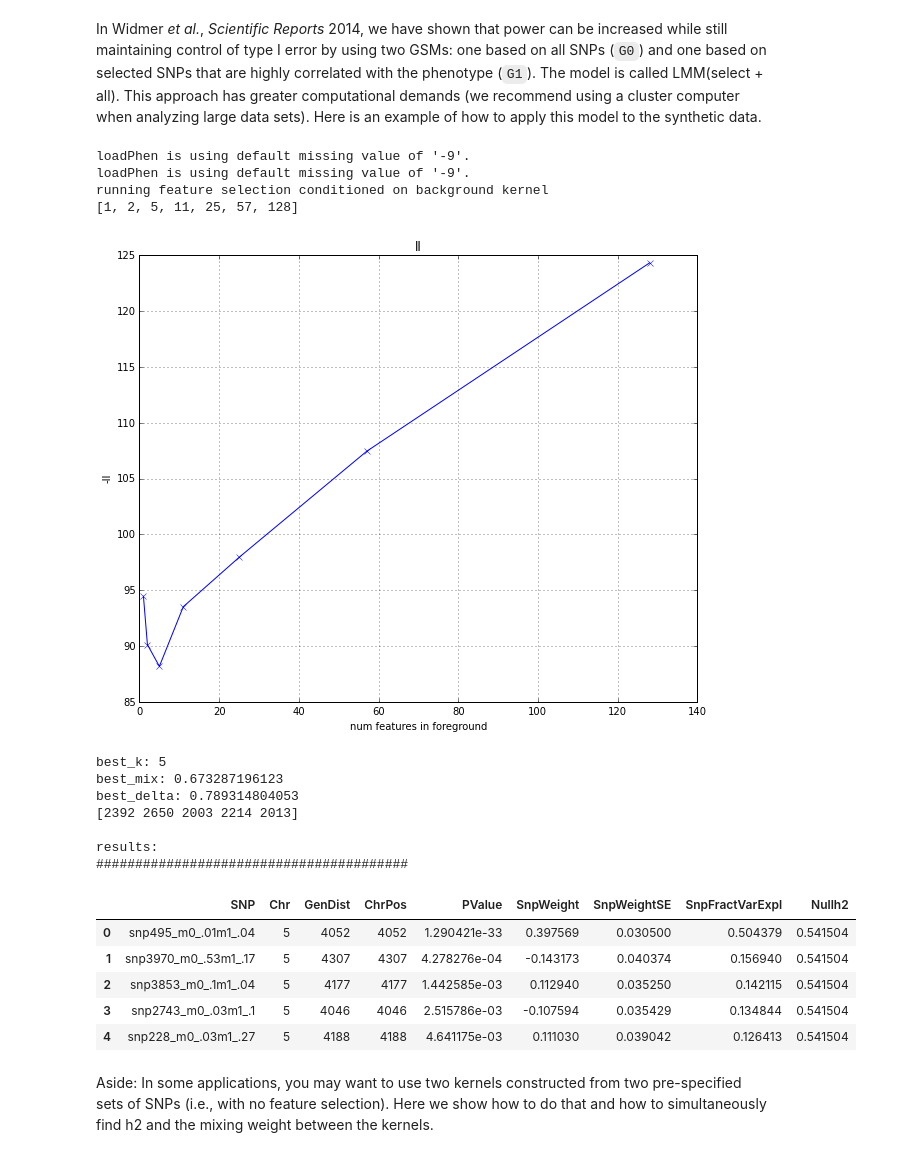
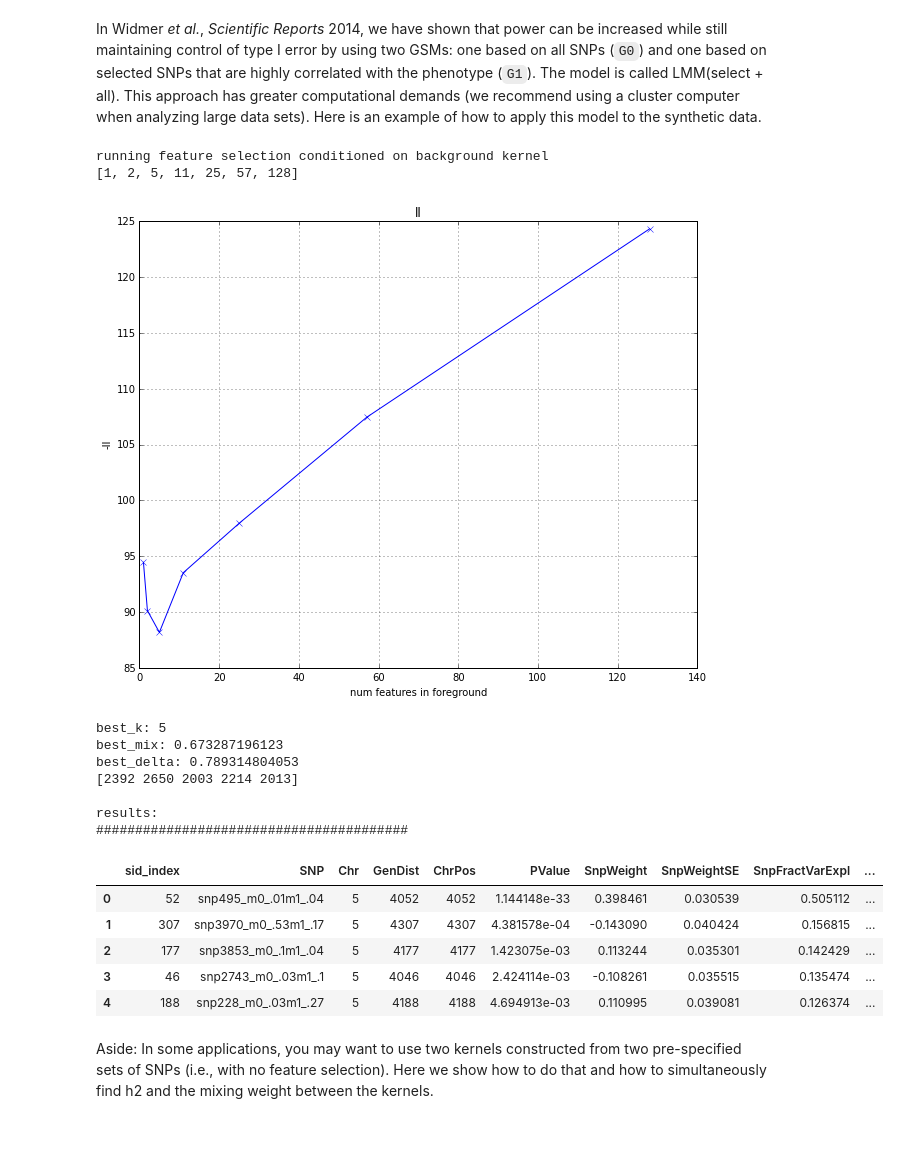
Before and after one commit to rpool/FaST-LMM, a Jupyter notebook: doc/ipynb/FaST-LMM.ipynb, the cells around one changed output. Saved outputs shown, nothing was run; the diff lists cells and outputs as text; code cells hidden in the pictures.

```diff
--- a/doc/ipynb/FaST-LMM.ipynb
+++ b/doc/ipynb/FaST-LMM.ipynb
@@ -121,7 +116,6 @@ import pysnptools.util
 from pysnptools.snpreader import Bed
 
 from fastlmm.feature_selection.feature_selection_two_kernel import FeatureSelectionInSample
-from pysnptools.util.pheno import loadOnePhen,loadPhen
 from fastlmm.association import single_snp
 
 # define file names
@@ -132,8 +126,8 @@ cov_fn = "../../tests/datasets/synth/cov.txt"
 # load data
 ###################################################################
 snp_reader = Bed(bed_fn)
-pheno = loadOnePhen(pheno_fn)
-cov = loadPhen(cov_fn)
+pheno = Pheno(pheno_fn).read()
+cov = Pheno(cov_fn).read()
 
 # intersect sample ids
 snp_reader, pheno, cov = pysnptools.util.intersect_apply([snp_reader, pheno, cov])
@@ -146,12 +140,12 @@ G0 = snp_reader[:,snp_reader.pos[:,0] != test_chr].read(order='C').standardize()
 test_snps = snp_reader[:,snp_reader.pos[:,0] == test_chr].read(order='C').standardize()
 
 
-y = pheno['vals'][:,0]
+y = pheno.val[:,0]
 y -= y.mean()
 y /= y.std()
 
 # load covariates
-X_cov = cov['vals']
+X_cov = cov.val
 X_cov.flags.writeable = False
 
 # invoke feature selection to learn which SNPs to use to build G1
@@ -165,42 +159,40 @@ best_k, feat_idx, best_mix, best_delta = select.run_select(G0.val, G0.val, y, co
 select.plot_results(measure="ll")
 # select.plot_results(measure="mse")
 
 # print results
 print "best_k:", best_k
 print "best_mix:", best_mix
 print "best_delta:", best_delta
 
 
 ###############################
 # use selected SNPs to build G1
 print feat_idx
 G1 = G0[:,feat_idx]
 
-results_df = single_snp(test_snps, pheno, G0=G0, G1=G1, mixing=best_mix, h2=None)
+results_df = single_snp(test_snps, pheno, K0=G0, K1=G1, covar=cov, mixing=best_mix, h2=None)
 
 print
 print "results:"
 print "#"*40
 results_df.head()
 # %% [output]
-loadPhen is using default missing value of '-9'.
-loadPhen is using default missing value of '-9'.
 running feature selection conditioned on background kernel
 [1, 2, 5, 11, 25, 57, 128]
 [figure]
 best_k: 5
 best_mix: 0.673287196123
 best_delta: 0.789314804053
 [2392 2650 2003 2214 2013]
 
 results:
 ########################################
-|  | SNP | Chr | GenDist | ChrPos | PValue | SnpWeight | SnpWeightSE | SnpFractVarExpl | Nullh2 |
-| 0 | snp495_m0_.01m1_.04 | 5 | 4052 | 4052 | 1.290421e-33 | 0.397569 | 0.030500 | 0.504379 | 0.541504 |
-| 1 | snp3970_m0_.53m1_.17 | 5 | 4307 | 4307 | 4.278276e-04 | -0.143173 | 0.040374 | 0.156940 | 0.541504 |
-| 2 | snp3853_m0_.1m1_.04 | 5 | 4177 | 4177 | 1.442585e-03 | 0.112940 | 0.035250 | 0.142115 | 0.541504 |
-| 3 | snp2743_m0_.03m1_.1 | 5 | 4046 | 4046 | 2.515786e-03 | -0.107594 | 0.035429 | 0.134844 | 0.541504 |
-| 4 | snp228_m0_.03m1_.27 | 5 | 4188 | 4188 | 4.641175e-03 | 0.111030 | 0.039042 | 0.126413 | 0.541504 |
+|  | sid_index | SNP | Chr | GenDist | ChrPos | PValue | SnpWeight | SnpWeightSE | SnpFractVarExpl | ... |
+| 0 | 52 | snp495_m0_.01m1_.04 | 5 | 4052 | 4052 | 1.144148e-33 | 0.398461 | 0.030539 | 0.505112 | ... |
+| 1 | 307 | snp3970_m0_.53m1_.17 | 5 | 4307 | 4307 | 4.381578e-04 | -0.143090 | 0.040424 | 0.156815 | ... |
+| 2 | 177 | snp3853_m0_.1m1_.04 | 5 | 4177 | 4177 | 1.423075e-03 | 0.113244 | 0.035301 | 0.142429 | ... |
+| 3 | 46 | snp2743_m0_.03m1_.1 | 5 | 4046 | 4046 | 2.424114e-03 | -0.108261 | 0.035515 | 0.135474 | ... |
+| 4 | 188 | snp228_m0_.03m1_.27 | 5 | 4188 | 4188 | 4.694913e-03 | 0.110995 | 0.039081 | 0.126374 | ... |
 # %% [markdown]
 Aside: In some applications, you may want to use two kernels constructed from two pre-specified sets of SNPs (i.e., with no feature selection). Here we show how to do that and how to simultaneously find h2 and the mixing weight between the kernels.
 # %%
```
Also changed, not shown: parts of 4 cells of this notebook, 8 other files.
